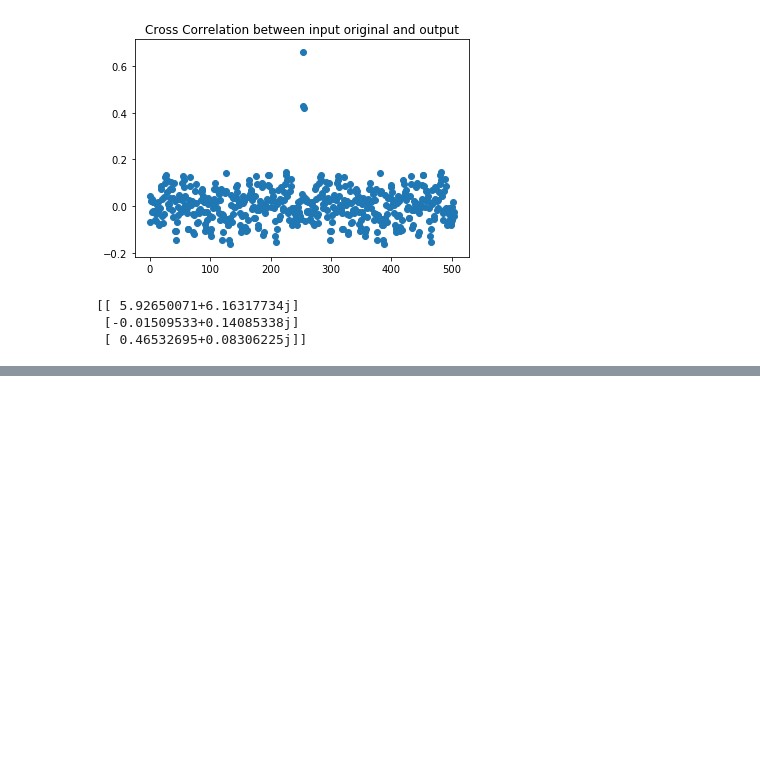
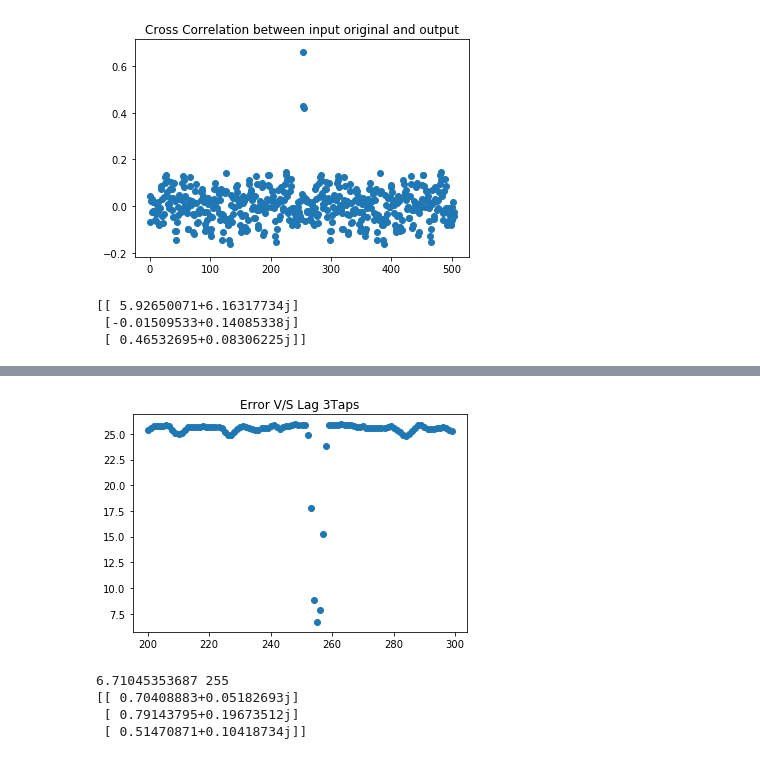
Before and after one commit to jain-nikunj/channel-estimation, a Jupyter notebook: correlation.ipynb, the cells around one changed output, grey strips where cells are left out. Cells and saved outputs as stored; diff of their text form; code cells hidden in the pictures; blank space fills up the shorter version.

```diff
--- a/correlation.ipynb
+++ b/correlation.ipynb
@@ -191,3 +193,26 @@ print(bestEstimator(inputMatrix, np.array(maxCorrOutput[:inputMatrix.shape[0]]).
 [[ 1.72572083+0.26658364j]
  [-0.31131947+0.04161779j]
  [ 0.42535563+0.03312155j]]
+# %%
+inputMatrix = constructMatrix(complexIn, numTaps=3)
+taps, errors, lags = [], [], []
+for lag in range(200, 300):
+    ynew = np.array(complexOut[lag: lag + inputMatrix.shape[0]]).reshape((-1, 1))
+    tapsOld = bestEstimator(inputMatrix, ynew)
+    error = np.linalg.norm(inputMatrix.dot(tapsOld) - ynew)
+    taps.append(tapsOld)
+    errors.append(error)
+    lags.append(lag)
+
+i = np.argmin(errors)
+plt.scatter(lags, errors)
+plt.title("Error V/S Lag 3Taps")
+plt.show()
+print(errors[i], lags[i])
+print(taps[i])
+# %% [output]
+[figure, added]
+6.71045353687 255
+[[ 0.70408883+0.05182693j]
+ [ 0.79143795+0.19673512j]
+ [ 0.51470871+0.10418734j]]
```
Also changed, not shown: parts of 3 cells of this notebook.
